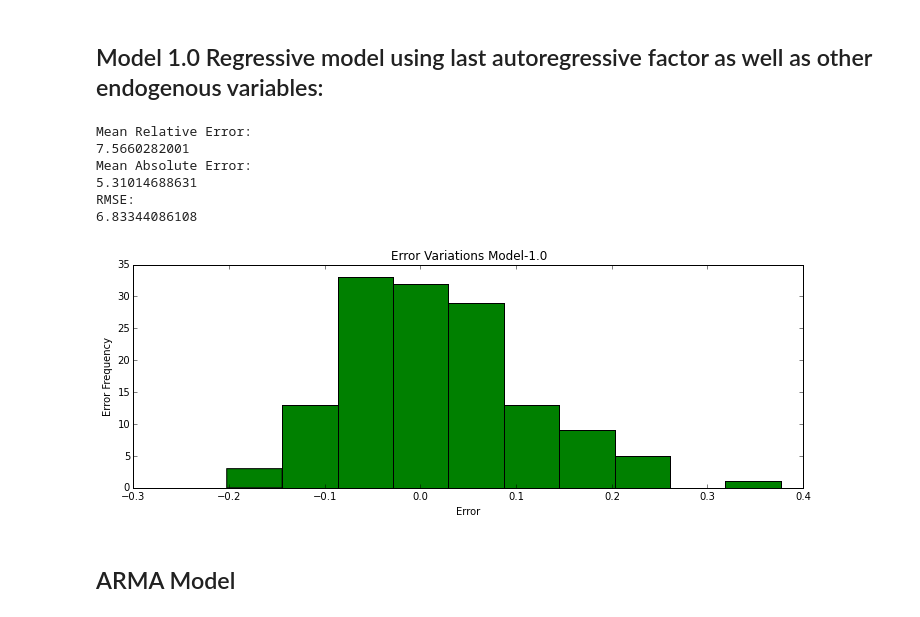
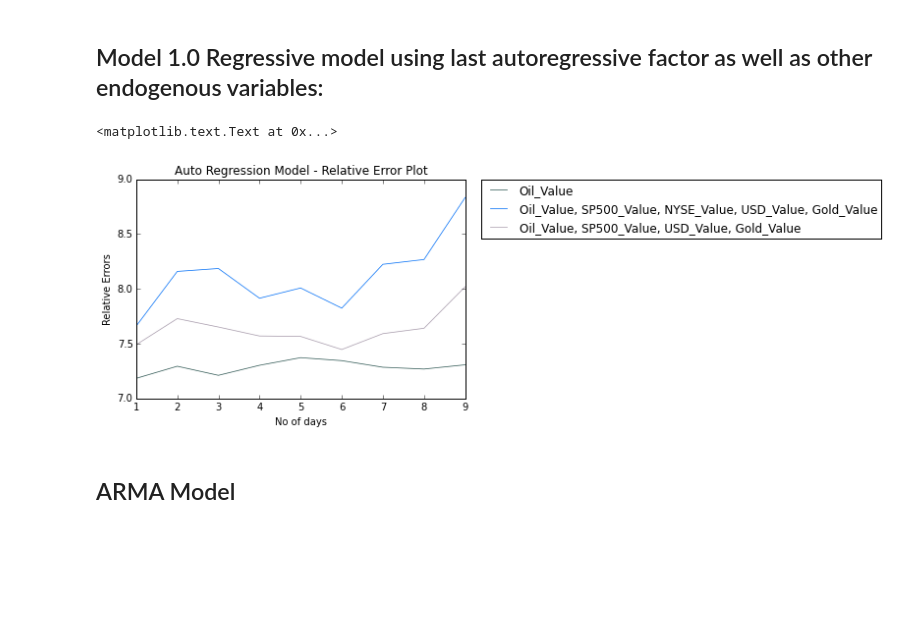
Before and after one commit to Sree-vathsan/CSE591-Data-Science-Project, a Jupyter notebook: Modular_Code_Linear_Regression_Oil.ipynb, the cells around one changed output. Cells and saved outputs as stored; diff of their text form; code cells hidden in the pictures; blank space fills up the shorter version.

```diff
--- a/Modular_Code_Linear_Regression_Oil.ipynb
+++ b/Modular_Code_Linear_Regression_Oil.ipynb
@@ -136,39 +136,3 @@ def model_1_0(dfMasterTrain,dfMasterTest,p_vector):
     #print (result.summary())
     yPred = mvPredict(xArrTest,result)
     return yPred
-
-#candidatesList = ['Oil_Value',	'SP500_Value',	'NYSE_Value',	'USD_Value', 'Gold_Value']
-yPred = model_1_0(dfMasterTrain,dfMasterTest,np.array([5,5,0,5,5])) #change parameter vector accordingly
-yArrTest = np.array(dfMasterTest[candidatesList[0]])
-errPred = yPred - yArrTest
-avg=np.mean(errPred)
-yPred = yPred - avg
-errPred = yPred - yArrTest
-
-errVar= 100 * (np.absolute(yPred - yArrTest) / yArrTest)
-errRMSE = np.sqrt(mean_squared_error(yArrTest,yPred))
-errABS= np.absolute(yPred-yArrTest)
-
-print ("Mean Relative Error: ")
-print (np.mean(errVar))
-print ("Mean Absolute Error: ")
-print (np.mean(errABS))
-print ("RMSE: ")
-print (errRMSE)
-
-def plot(err,c,nb):
-    fig, axes = plt.subplots(1, 1, figsize=(12,4))
-    axes.hist(err, color=c, bins=nb)
-    axes.set_ylabel('Error Frequency')
-    axes.set_xlabel('Error')
-    axes.set_title("Error Variations Model-1.0")
-
-plot(errPred/yArrTest,'g',10)
-# %% [output]
-Mean Relative Error:
-7.5660282001
-Mean Absolute Error:
-5.31014688631
-RMSE:
-6.83344086108
-[figure, removed]
@@ -175,3 +166,42 @@ RMSE:
+# %%
+def frameString(modelVector, candidatesList):
+    displayString = ''
+    for i in range(len(modelVector)):
+        if(modelVector[i] > 0):
+            if(len(displayString)>0):
+                displayString += ', '
+            displayString += candidatesList[i]
+    return displayString
+# %%
+#['Oil_Value',	'SP500_Value',	'NYSE_Value',	'USD_Value', 'Gold_Value']
+inputModels = [\
+               np.array([1,0,0,0,0]), \
+               np.array([1,1,1,1,1]), \
+               np.array([1,1,0,1,1]) \
+               ]
+
+
+for m in range(len(inputModels)):
+    modelVector = inputModels[m]
+    nMonths = []
+    relErrModel = []
+    for i in arange(1,10,1):
+        if(i > 1):
+            modelVector[modelVector == (i-1)] = i
+        yArrTest = np.array(dfMasterTest[candidatesList[0]])
+        yPred = model_1_0(dfMasterTrain,dfMasterTest,modelVector)
+        relErrModel.append(computeErrors(yPred, yArrTest))
+        nMonths.append(i)
+    plt.plot(nMonths,relErrModel, linewidth=0.75, color=random.rand(3,1), label=frameString(modelVector, candidatesList))
+    # Place a legend to the right of this smaller figure.
+    plt.legend(bbox_to_anchor=(1.05, 1), loc=2, borderaxespad=0.)
+
+plt.title("Auto Regression Model - Relative Error Plot")
+plt.xlabel("No of days")
+plt.ylabel("Relative Errors")
+# %% [output]
+<matplotlib.text.Text at 0x...>
+[figure, added]
 # %% [markdown]
 ## ARMA Model
 # %%
```
Also changed, not shown: parts of 8 cells of this notebook.
